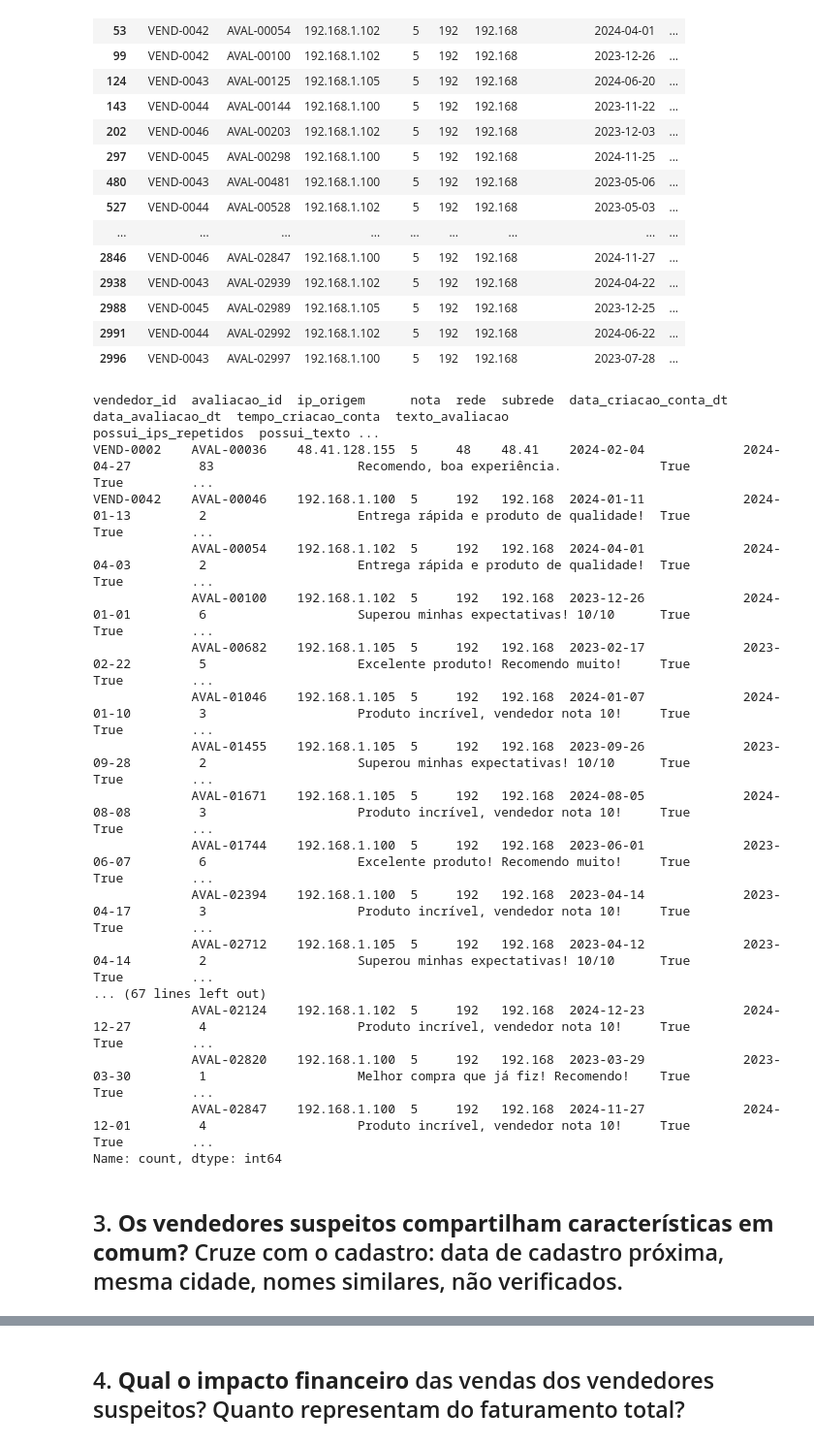
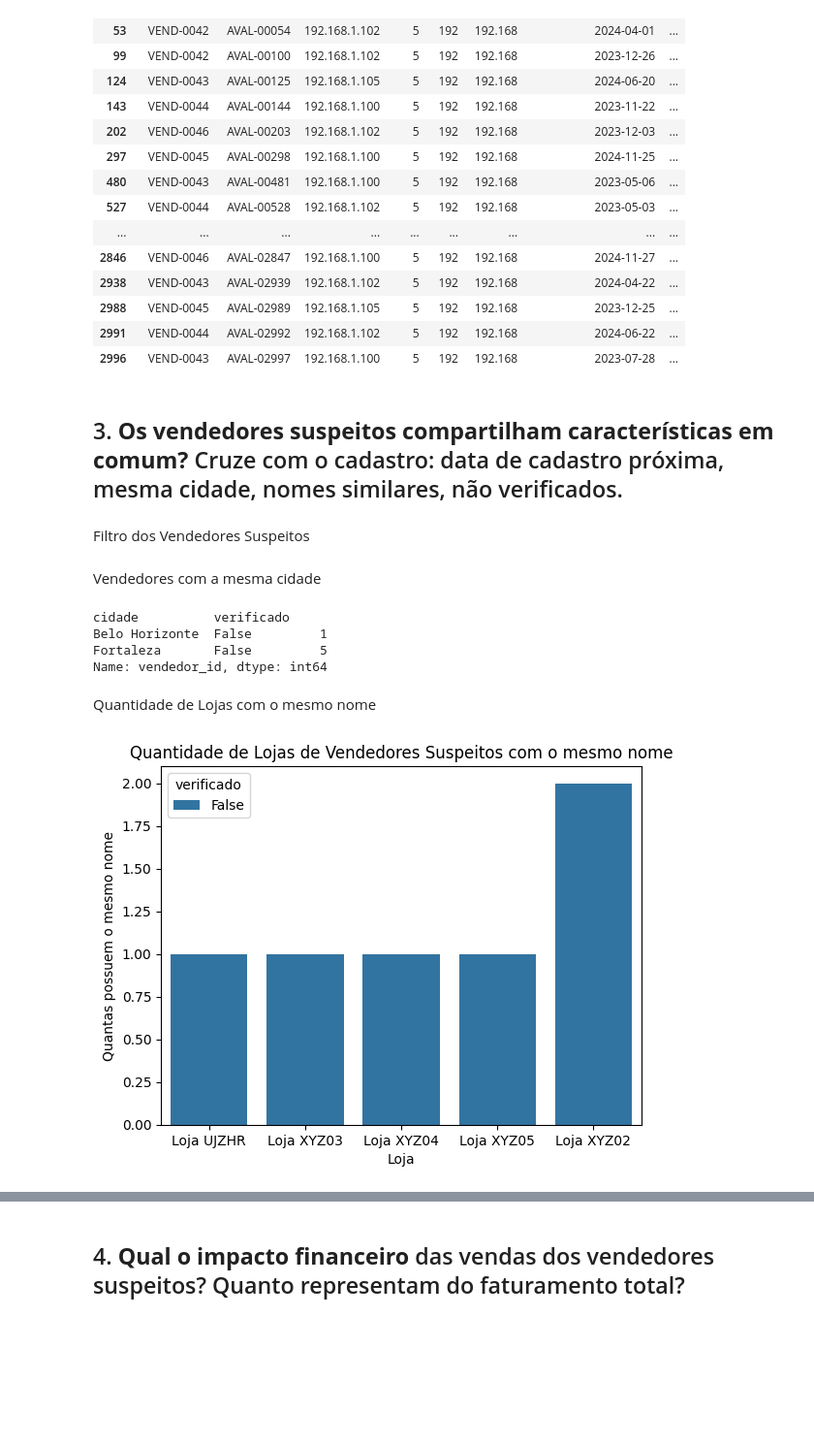
Before and after one commit to AlexDcoder/Opera-o-Marketplace-Fraude-em-E-commerce, a Jupyter notebook: notebooks/base_comparativo.ipynb, the cells around one changed output, grey strips where cells are left out. Shown at 97% size. Drawn from its saved outputs; the diff is of its cells as text; code cells hidden in the pictures; blank space fills up the shorter version.

```diff
--- a/notebooks/base_comparativo.ipynb
+++ b/notebooks/base_comparativo.ipynb
@@ -882,7 +890,7 @@ See the caveats in the documentation: https://pandas.pydata.org/pandas-docs/stab
 # %%
-df_vendedores_suspeitos = df_nota5[df_nota5['score'] >= 4]
+df_casos_suspeitos = df_nota5[df_nota5['score'] >= 4]
 
-df_vendedores_suspeitos[
+df_casos_suspeitos[
     ['vendedor_id', 'avaliacao_id', 'ip_origem', 'nota', 'rede', 'subrede',
      'data_criacao_conta_dt', 'data_avaliacao_dt', 'tempo_criacao_conta',
      'texto_avaliacao', 'possui_ips_repetidos', 'possui_textos_repetidos']
@@ -905,29 +913,39 @@ df_vendedores_suspeitos[
 | 2988 | VEND-0045 | AVAL-02989 | 192.168.1.105 | 5 | 192 | 192.168 | 2023-12-25 | ... |
 | 2991 | VEND-0044 | AVAL-02992 | 192.168.1.102 | 5 | 192 | 192.168 | 2024-06-22 | ... |
 | 2996 | VEND-0043 | AVAL-02997 | 192.168.1.100 | 5 | 192 | 192.168 | 2023-07-28 | ... |
-# %%
-df_vendedores_suspeitos[
-    ['vendedor_id', 'avaliacao_id', 'ip_origem', 'nota', 'rede', 'subrede',
-     'data_criacao_conta_dt', 'data_avaliacao_dt', 'tempo_criacao_conta',
-     'texto_avaliacao', 'possui_ips_repetidos', 'possui_textos_repetidos']
-].value_counts()
-# %% [output]
-vendedor_id  avaliacao_id  ip_origem      nota  rede  subrede  data_criacao_conta_dt  data_avaliacao_dt  tempo_criacao_conta  texto_avaliacao                         possui_ips_repetidos  possui_texto ...
-VEND-0002    AVAL-00036    48.41.128.155  5     48    48.41    2024-02-04             2024-04-27         83                   Recomendo, boa experiência.             True                  True         ...
-VEND-0042    AVAL-00046    192.168.1.100  5     192   192.168  2024-01-11             2024-01-13         2                    Entrega rápida e produto de qualidade!  True                  True         ...
-             AVAL-00054    192.168.1.102  5     192   192.168  2024-04-01             2024-04-03         2                    Entrega rápida e produto de qualidade!  True                  True         ...
-             AVAL-00100    192.168.1.102  5     192   192.168  2023-12-26             2024-01-01         6                    Superou minhas expectativas! 10/10      True                  True         ...
-             AVAL-00682    192.168.1.105  5     192   192.168  2023-02-17             2023-02-22         5                    Excelente produto! Recomendo muito!     True                  True         ...
-             AVAL-01046    192.168.1.105  5     192   192.168  2024-01-07             2024-01-10         3                    Produto incrível, vendedor nota 10!     True                  True         ...
-             AVAL-01455    192.168.1.105  5     192   192.168  2023-09-26             2023-09-28         2                    Superou minhas expectativas! 10/10      True                  True         ...
-             AVAL-01671    192.168.1.105  5     192   192.168  2024-08-05             2024-08-08         3                    Produto incrível, vendedor nota 10!     True                  True         ...
-             AVAL-01744    192.168.1.100  5     192   192.168  2023-06-01             2023-06-07         6                    Excelente produto! Recomendo muito!     True                  True         ...
-             AVAL-02394    192.168.1.100  5     192   192.168  2023-04-14             2023-04-17         3                    Produto incrível, vendedor nota 10!     True                  True         ...
-             AVAL-02712    192.168.1.105  5     192   192.168  2023-04-12             2023-04-14         2                    Superou minhas expectativas! 10/10      True                  True         ...
-... (67 lines left out)
-             AVAL-02124    192.168.1.102  5     192   192.168  2024-12-23             2024-12-27         4                    Produto incrível, vendedor nota 10!     True                  True         ...
-             AVAL-02820    192.168.1.100  5     192   192.168  2023-03-29             2023-03-30         1                    Melhor compra que já fiz! Recomendo!    True                  True         ...
-             AVAL-02847    192.168.1.100  5     192   192.168  2024-11-27             2024-12-01         4                    Produto incrível, vendedor nota 10!     True                  True         ...
-Name: count, dtype: int64
 # %% [markdown]
 ## 3. **Os vendedores suspeitos compartilham características em comum?** Cruze com o cadastro: data de cadastro próxima, mesma cidade, nomes similares, não verificados.
+# %% [markdown]
+Filtro dos Vendedores Suspeitos
+# %%
+lista_ids_suspeitos = df_casos_suspeitos['vendedor_id'].tolist()
+
+df_vendedores['is_suspect'] = df_vendedores['vendedor_id'].isin(lista_ids_suspeitos)
+# %% [markdown]
+Vendedores com a mesma cidade
+# %%
+df_vendedores[df_vendedores['is_suspect']].groupby(['cidade', 'verificado'])['vendedor_id'].size()
+# %% [output]
+cidade          verificado
+Belo Horizonte  False         1
+Fortaleza       False         5
+Name: vendedor_id, dtype: int64
+# %% [markdown]
+Quantidade de Lojas com o mesmo nome
+# %%
+df_nome_lojas = df_vendedores[df_vendedores['is_suspect']].groupby(['nome_loja', 'verificado'])\
+                            .size().reset_index(name='quant_lojas').sort_values(by='quant_lojas')
+
+sns.barplot(
+    data=df_nome_lojas,
+    x='nome_loja',
+    y='quant_lojas',
+    hue='verificado'
+)
+
+plt.title("Quantidade de Lojas de Vendedores Suspeitos com o mesmo nome")
+plt.xlabel("Loja")
+plt.ylabel("Quantas possuem o mesmo nome")
+plt.show()
+# %% [output]
+[figure, added]
```
Also changed, not shown: parts of 13 cells of this notebook.
